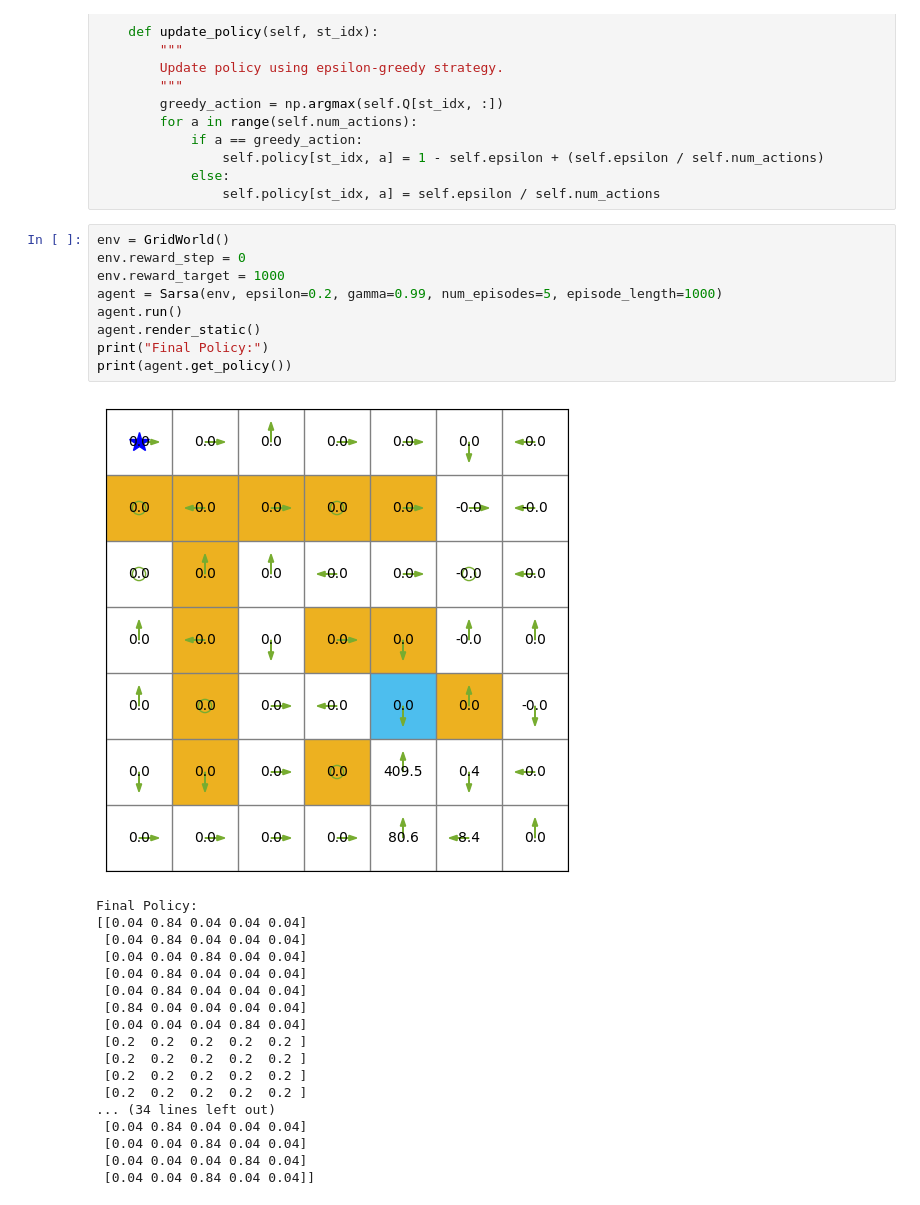
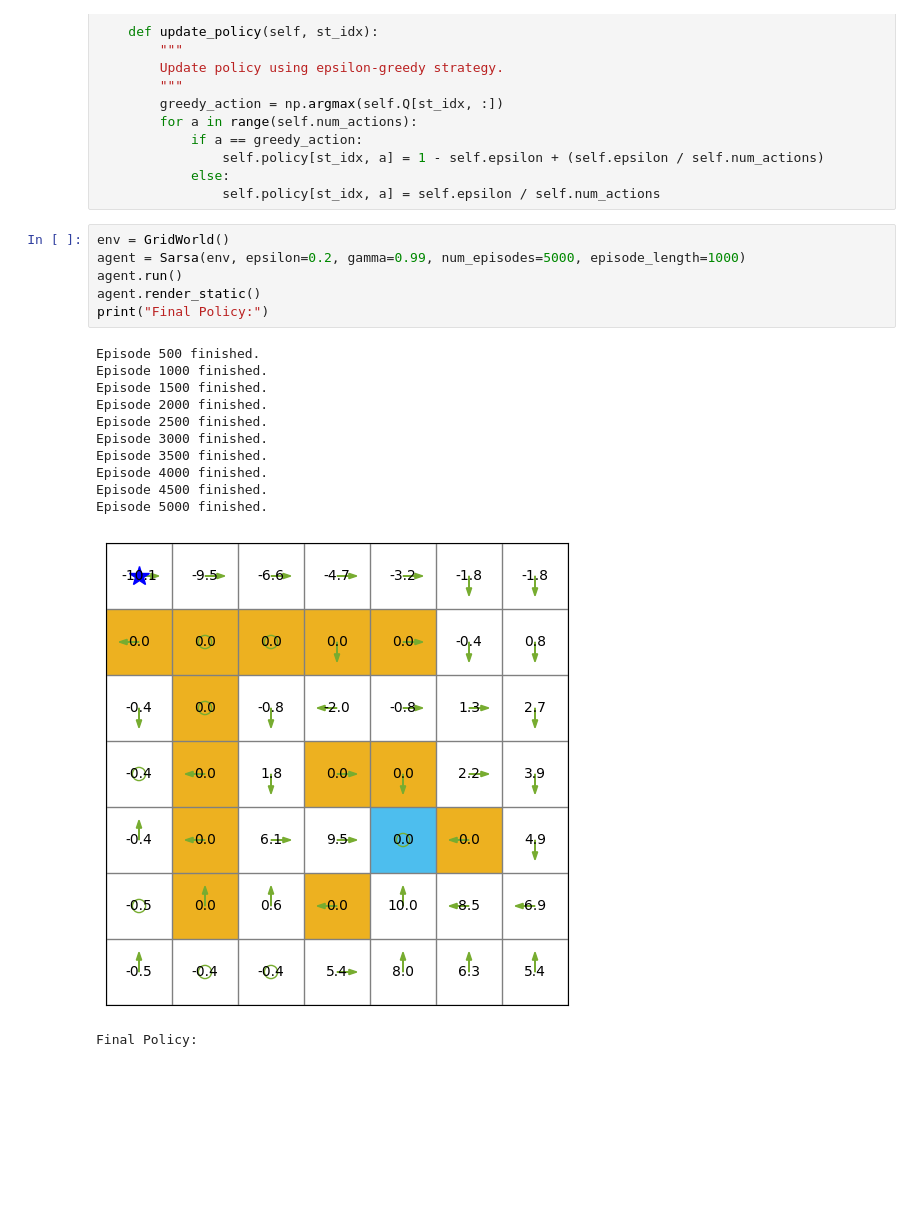
Before and after one commit to VeinsureLee/RL_Study, a Jupyter notebook: Grid_world/Note/chapter7_TD/1.Sarsa.ipynb, the cells around one changed output. Drawn from its saved outputs; the diff is of its cells as text; blank space fills up the shorter version.

```diff
--- a/Grid_world/Note/chapter7_TD/1.Sarsa.ipynb
+++ b/Grid_world/Note/chapter7_TD/1.Sarsa.ipynb
@@ -67,29 +67,20 @@ class Sarsa(Agent):
                 self.policy[st_idx, a] = self.epsilon / self.num_actions
 # %%
 env = GridWorld()
-env.reward_step = 0
-env.reward_target = 1000
-agent = Sarsa(env, epsilon=0.2, gamma=0.99, num_episodes=5, episode_length=1000)
+agent = Sarsa(env, epsilon=0.2, gamma=0.99, num_episodes=5000, episode_length=1000)
 agent.run()
 agent.render_static()
 print("Final Policy:")
-print(agent.get_policy())
 # %% [output]
+Episode 500 finished.
+Episode 1000 finished.
+Episode 1500 finished.
+Episode 2000 finished.
+Episode 2500 finished.
+Episode 3000 finished.
+Episode 3500 finished.
+Episode 4000 finished.
+Episode 4500 finished.
+Episode 5000 finished.
-[figure, old version]
+[figure, new version]
-Final Policy:
-[[0.04 0.84 0.04 0.04 0.04]
- [0.04 0.84 0.04 0.04 0.04]
- [0.04 0.04 0.84 0.04 0.04]
- [0.04 0.84 0.04 0.04 0.04]
- [0.04 0.84 0.04 0.04 0.04]
- [0.84 0.04 0.04 0.04 0.04]
- [0.04 0.04 0.04 0.84 0.04]
- [0.2  0.2  0.2  0.2  0.2 ]
- [0.2  0.2  0.2  0.2  0.2 ]
- [0.2  0.2  0.2  0.2  0.2 ]
- [0.2  0.2  0.2  0.2  0.2 ]
-... (34 lines left out)
- [0.04 0.84 0.04 0.04 0.04]
- [0.04 0.04 0.84 0.04 0.04]
- [0.04 0.04 0.04 0.84 0.04]
- [0.04 0.04 0.84 0.04 0.04]]
+Final Policy:
```
Also changed, not shown: 1 other file.
